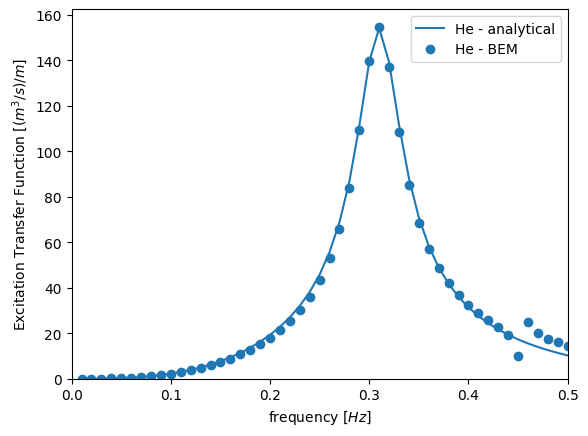
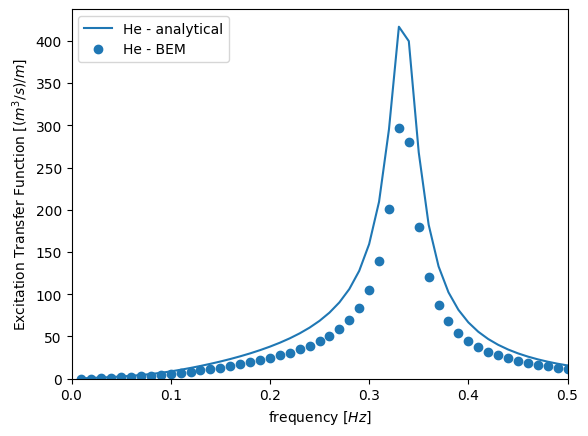
The notebook cell's code change between the first figure and the second:
--- before
+++ after
@@ -1,4 +1,4 @@
-plt.plot(freq_a, np.abs(analytical["He"]), '-', color=default_colors[0], label="He - analytical")
-plt.plot(freq, np.abs(bem["He"]), 'o', color=default_colors[0], label="He - BEM")
+plt.plot(freq_a, np.abs(tmp), '-', color=default_colors[0], label="He - analytical")
+plt.plot(freq, np.abs(tmp2), 'o', color=default_colors[0], label="He - BEM")
 plt.legend()
 plt.xlim([0,freq[-1]])

Commit: backup